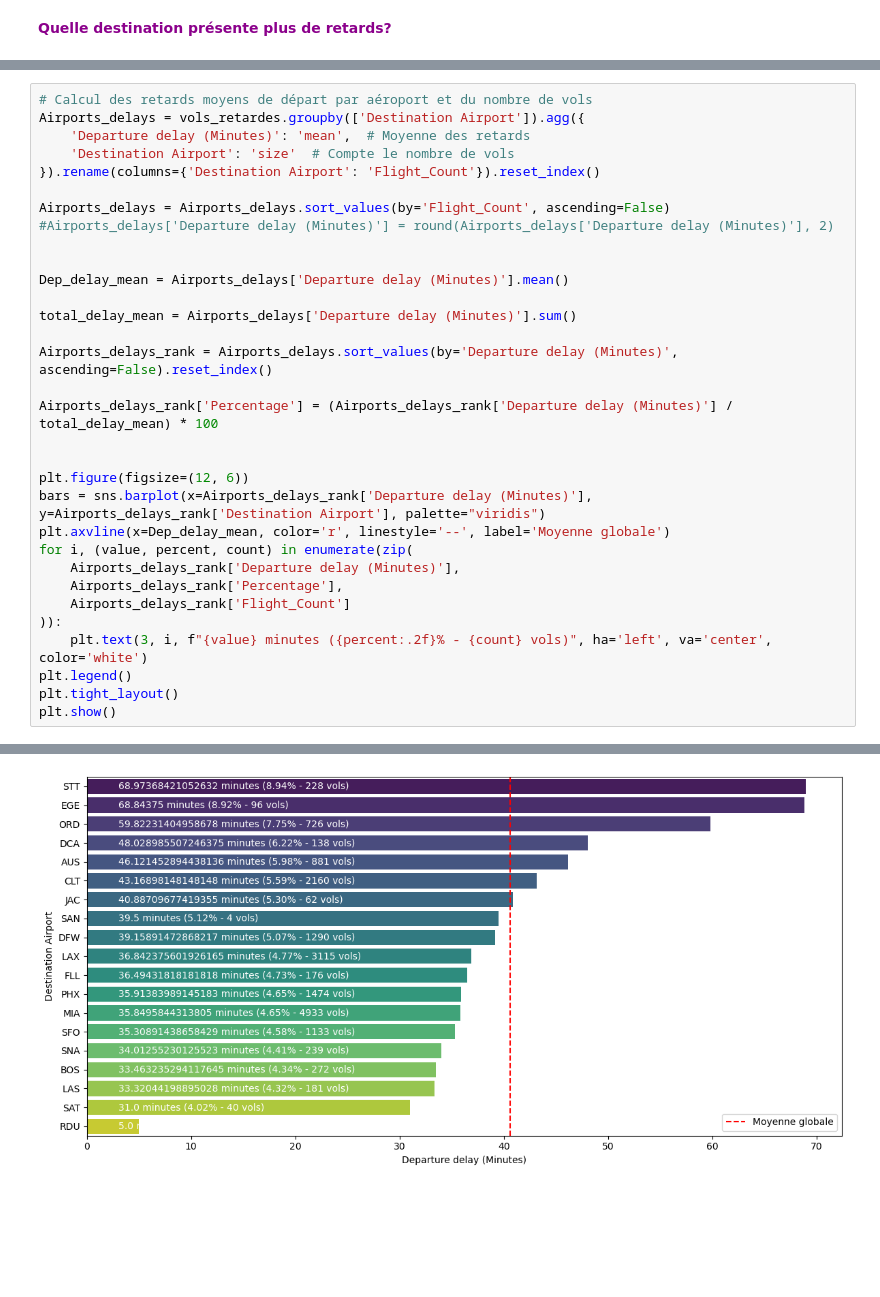
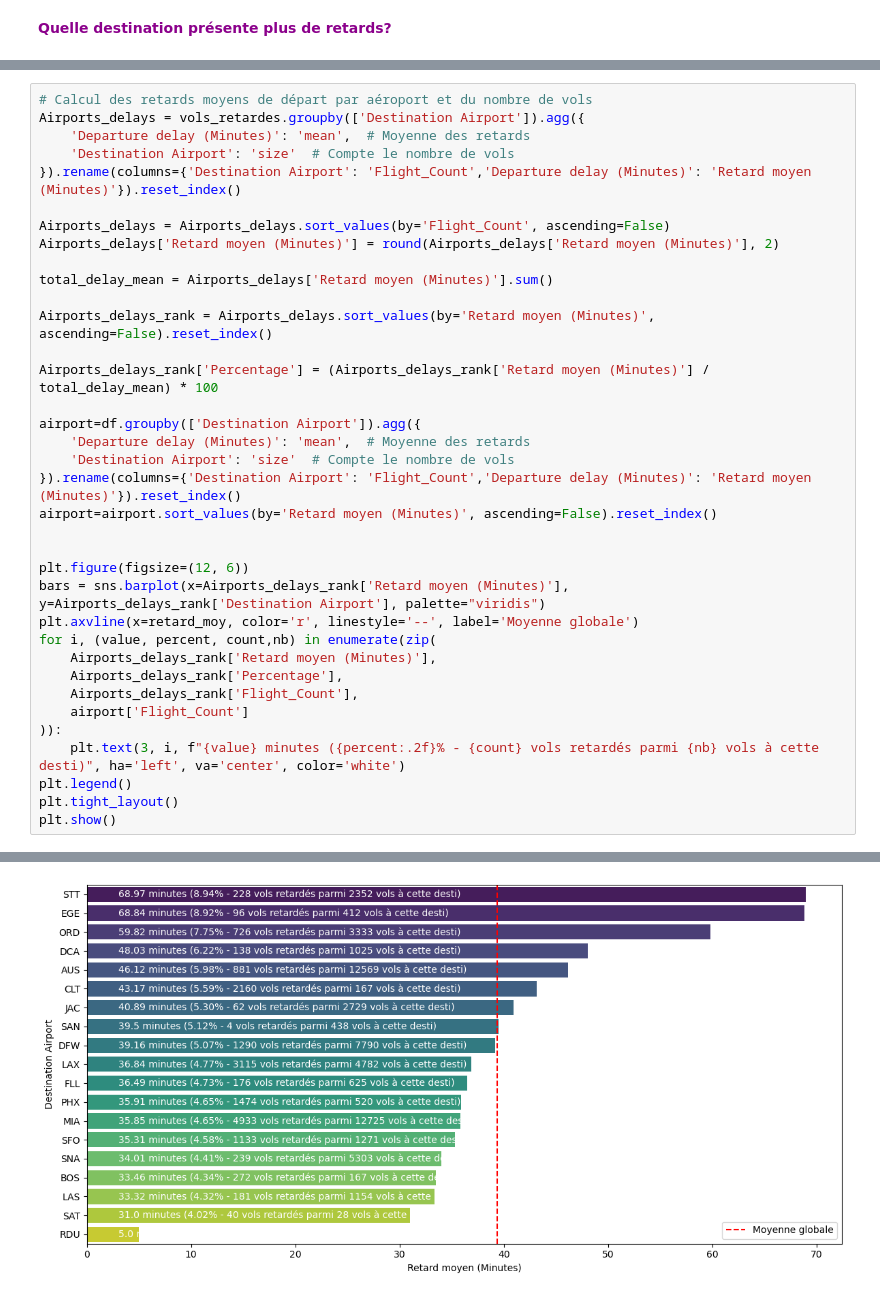
Before and after one commit to OUALYoss/Projet_Python-pour-la-data-science, a Jupyter notebook: Traitement_de_la_base_des_Vols.ipynb, the cells around one changed output, grey strips where cells are left out. Drawn from its saved outputs; the diff is of its cells as text; blank space fills up the shorter version.

Commit message:
Analyse des tendances des retards

```diff
--- a/Traitement_de_la_base_des_Vols.ipynb
+++ b/Traitement_de_la_base_des_Vols.ipynb
@@ -699,30 +719,34 @@ plt.show()
 Airports_delays = vols_retardes.groupby(['Destination Airport']).agg({
     'Departure delay (Minutes)': 'mean',  # Moyenne des retards
     'Destination Airport': 'size'  # Compte le nombre de vols
-}).rename(columns={'Destination Airport': 'Flight_Count'}).reset_index()
+}).rename(columns={'Destination Airport': 'Flight_Count','Departure delay (Minutes)': 'Retard moyen (Minutes)'}).reset_index()
 
 Airports_delays = Airports_delays.sort_values(by='Flight_Count', ascending=False)
-#Airports_delays['Departure delay (Minutes)'] = round(Airports_delays['Departure delay (Minutes)'], 2)
+Airports_delays['Retard moyen (Minutes)'] = round(Airports_delays['Retard moyen (Minutes)'], 2)
 
+total_delay_mean = Airports_delays['Retard moyen (Minutes)'].sum()
 
-Dep_delay_mean = Airports_delays['Departure delay (Minutes)'].mean()
+Airports_delays_rank = Airports_delays.sort_values(by='Retard moyen (Minutes)', ascending=False).reset_index()
 
-total_delay_mean = Airports_delays['Departure delay (Minutes)'].sum()
+Airports_delays_rank['Percentage'] = (Airports_delays_rank['Retard moyen (Minutes)'] / total_delay_mean) * 100
 
-Airports_delays_rank = Airports_delays.sort_values(by='Departure delay (Minutes)', ascending=False).reset_index()
-
-Airports_delays_rank['Percentage'] = (Airports_delays_rank['Departure delay (Minutes)'] / total_delay_mean) * 100
+airport=df.groupby(['Destination Airport']).agg({
+    'Departure delay (Minutes)': 'mean',  # Moyenne des retards
+    'Destination Airport': 'size'  # Compte le nombre de vols
+}).rename(columns={'Destination Airport': 'Flight_Count','Departure delay (Minutes)': 'Retard moyen (Minutes)'}).reset_index()
+airport=airport.sort_values(by='Retard moyen (Minutes)', ascending=False).reset_index()
 
 
 plt.figure(figsize=(12, 6))
-bars = sns.barplot(x=Airports_delays_rank['Departure delay (Minutes)'], y=Airports_delays_rank['Destination Airport'], palette="viridis")
-plt.axvline(x=Dep_delay_mean, color='r', linestyle='--', label='Moyenne globale')
-for i, (value, percent, count) in enumerate(zip(
-    Airports_delays_rank['Departure delay (Minutes)'],
+bars = sns.barplot(x=Airports_delays_rank['Retard moyen (Minutes)'], y=Airports_delays_rank['Destination Airport'], palette="viridis")
+plt.axvline(x=retard_moy, color='r', linestyle='--', label='Moyenne globale')
+for i, (value, percent, count,nb) in enumerate(zip(
+    Airports_delays_rank['Retard moyen (Minutes)'],
     Airports_delays_rank['Percentage'],
-    Airports_delays_rank['Flight_Count']
+    Airports_delays_rank['Flight_Count'],
+    airport['Flight_Count']
 )):
-    plt.text(3, i, f"{value} minutes ({percent:.2f}% - {count} vols)", ha='left', va='center', color='white')
+    plt.text(3, i, f"{value} minutes ({percent:.2f}% - {count} vols retardés parmi {nb} vols à cette desti)", ha='left', va='center', color='white')
 plt.legend()
 plt.tight_layout()
 plt.show()
@@ -733 +757 @@ Passing `palette` without assigning `hue` is deprecated and will be removed in v
-[figure, old version]
+[figure, new version]
```
Also changed, not shown: parts of 29 cells of this notebook.
